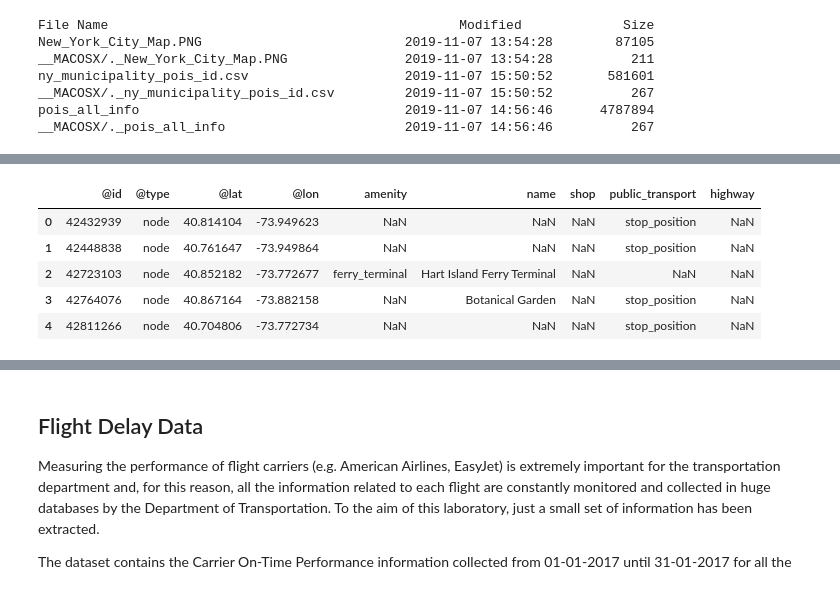
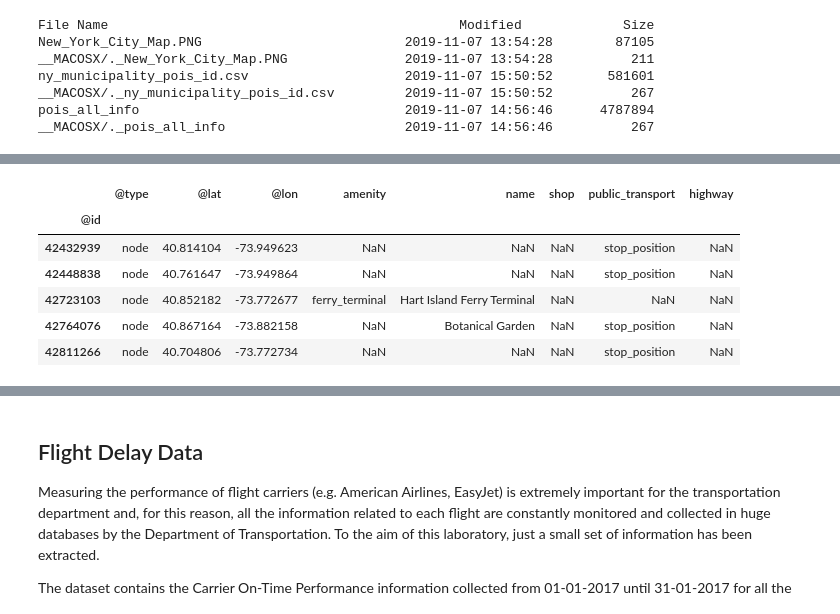
Before and after one commit to notlosca/data-science-lab, a Jupyter notebook: laboratories/lab_05/lab_05.ipynb, the cells around one changed output, grey strips where cells are left out. Saved outputs shown, nothing was run; the diff lists cells and outputs as text; code cells hidden in the pictures.

```diff
--- a/laboratories/lab_05/lab_05.ipynb
+++ b/laboratories/lab_05/lab_05.ipynb
@@ -49,0 +69,7 @@ nyc_df = pd.read_csv('pois_all_info', sep='\t')
+# %%
+import csv
+ids = []
+with open('ny_municipality_pois_id.csv', 'r') as f:
+    for col in csv.reader(f):
+        # print(col)
+        ids.append(int(col[0]))
@@ -49,0 +97,7 @@ nyc_df = pd.read_csv('pois_all_info', sep='\t')
+# %%
+# since it works, we can use inplace=True
+nyc_df.drop_duplicates(subset='@id', keep='first', inplace=True)
+# Now we can set @id as index and then filter the nyc ids
+nyc_df.set_index(keys='@id', inplace=True)
+# %%
+filtered_df = nyc_df.loc[ids]
@@ -50,9 +122,10 @@ nyc_df = pd.read_csv('pois_all_info', sep='\t')
 # %%
-nyc_df.head()
+filtered_df.head()
 # %% [output]
-|  | @id | @type | @lat | @lon | amenity | name | shop | public_transport | highway |
-| 0 | 42432939 | node | 40.814104 | -73.949623 | NaN | NaN | NaN | stop_position | NaN |
-| 1 | 42448838 | node | 40.761647 | -73.949864 | NaN | NaN | NaN | stop_position | NaN |
-| 2 | 42723103 | node | 40.852182 | -73.772677 | ferry_terminal | Hart Island Ferry Terminal | NaN | NaN | NaN |
-| 3 | 42764076 | node | 40.867164 | -73.882158 | NaN | Botanical Garden | NaN | stop_position | NaN |
-| 4 | 42811266 | node | 40.704806 | -73.772734 | NaN | NaN | NaN | stop_position | NaN |
+|  | @type | @lat | @lon | amenity | name | shop | public_transport | highway |
+| @id |  |  |  |  |  |  |  |  |
+| 42432939 | node | 40.814104 | -73.949623 | NaN | NaN | NaN | stop_position | NaN |
+| 42448838 | node | 40.761647 | -73.949864 | NaN | NaN | NaN | stop_position | NaN |
+| 42723103 | node | 40.852182 | -73.772677 | ferry_terminal | Hart Island Ferry Terminal | NaN | NaN | NaN |
+| 42764076 | node | 40.867164 | -73.882158 | NaN | Botanical Garden | NaN | stop_position | NaN |
+| 42811266 | node | 40.704806 | -73.772734 | NaN | NaN | NaN | stop_position | NaN |
```
Also changed, not shown: parts of 7 cells of this notebook.
